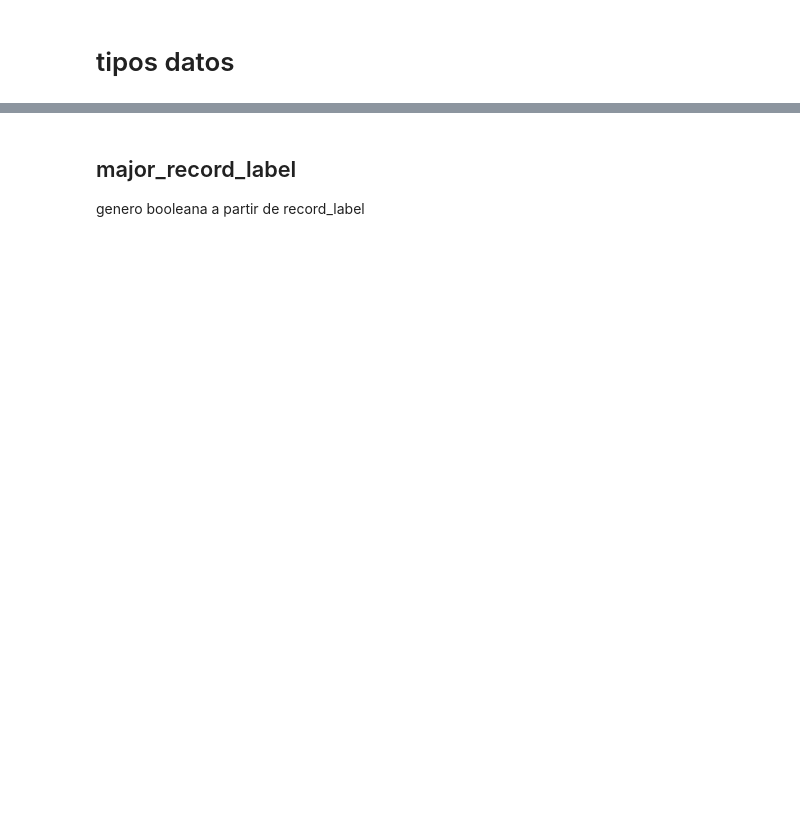
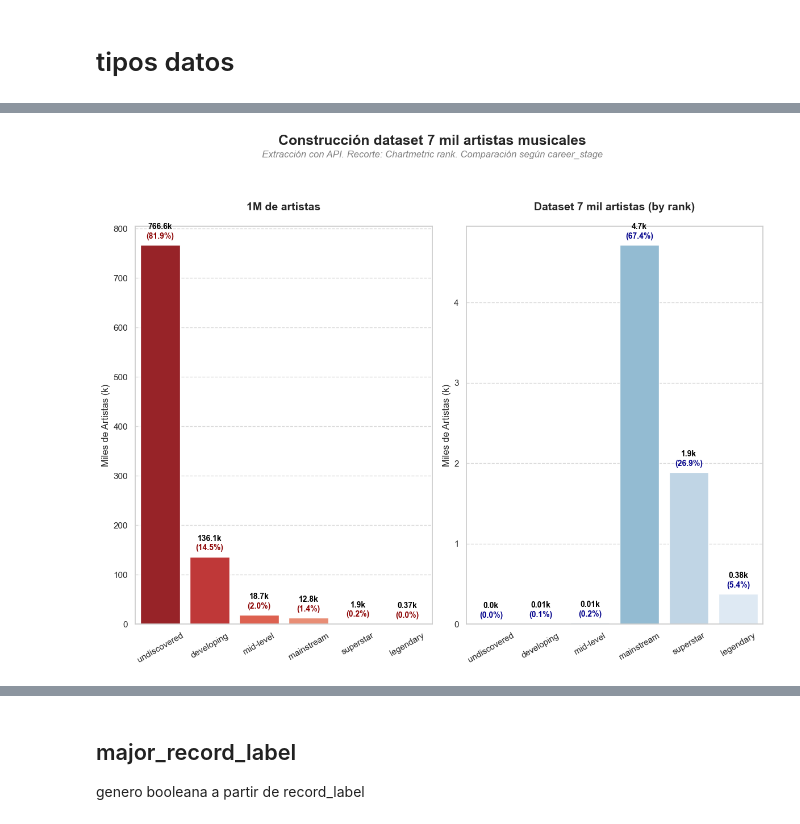
Before and after one commit to SilvanaBContreras/music_industry_social_live, a Jupyter notebook: chartmetric_EDA1.ipynb, the cells around one changed output, grey strips where cells are left out. Saved outputs shown, nothing was run; the diff lists cells and outputs as text; code cells hidden in the pictures; blank space fills up the shorter version.

```diff
--- a/chartmetric_EDA1.ipynb
+++ b/chartmetric_EDA1.ipynb
@@ -85,7 +85,8 @@ df1 = pd.read_csv("cohorte1_raw_1400.csv") #1400 registros
 
 # df2 = pd.read_csv("cohorte2_raw_1500.csv") #1500 registros hasta 28-3-26
 #df2 = pd.read_csv("cohorte2_raw_3003.csv") #3003 registros hasta 31-3-26
-df2 = pd.read_csv("cohorte2_raw_4482.csv") #4482 registros hasta 3/4/26
+#df2 = pd.read_csv("cohorte2_raw_4482.csv") #4482 registros hasta 3/4/26
+df2 = pd.read_csv("cohorte2_raw_5600.csv") # 5600 registros hasta 7-4-26
 # %%
 # ==================================================
 # 2) CHEQUEO DE DIMENSIONES
@@ -281,0 +284,3 @@ memory usage: 2.7 MB
+# %%
+df_mmequal = pd.read_csv("mme_artist_info_DATASET.csv")
+df_mmequal.shape
@@ -281,0 +323,69 @@ memory usage: 2.7 MB
+# %%
+import matplotlib.pyplot as plt
+import seaborn as sns
+import pandas as pd
+
+# 1. Definir orden
+orden_focalizado = ['undiscovered', 'developing', 'mid-level', 'mainstream', 'superstar', 'legendary']
+
+def get_clean_stats(df, name):
+    temp_series = df["career_stage"].str.lower().str.strip().str.replace(' ', '-')
+    counts = temp_series.value_counts()
+    total = len(df)
+    stats = counts.reindex(orden_focalizado).fillna(0).reset_index()
+    stats.columns = ['career_stage', 'count']
+    stats['thousands'] = stats['count'] / 1000
+    stats['percentage'] = (stats['count'] / total) * 100
+    return stats
+
+df1_stats = get_clean_stats(df, 'Original')
+df2_stats = get_clean_stats(df_mmequal, 'MMEqual')
+
+# 2. Configuración de la figura
+fig, (ax2, ax1) = plt.subplots(1, 2, figsize=(12, 10), sharey=False)
+
+# Títulos
+plt.suptitle('Construcción dataset 7 mil artistas musicales', fontsize=18, fontweight='bold', y=0.98)
+fig.text(0.5, 0.94, 'Extracción con API. Recorte: Chartmetric rank. Comparación según career_stage',
+         ha='center', fontsize=12, color='gray', style='italic')
+
+# Gráfico 1: Dataset Original (Azules)
+sns.barplot(x='career_stage', y='thousands', data=df1_stats, ax=ax1, palette='Blues_r', hue='career_stage', legend=False)
+ax1.set_title('Dataset 7 mil artistas (by rank)', fontsize=14, fontweight='bold', pad=20)
+ax1.set_ylabel('Miles de Artistas (k)', fontsize=12)
+ax1.set_xlabel('')
+
+# Gráfico 2: Dataset MMEqual (Rojos)
+sns.barplot(x='career_stage', y='thousands', data=df2_stats, ax=ax2, palette='Reds_r', hue='career_stage', legend=False)
+ax2.set_title('1M de artistas', fontsize=14, fontweight='bold', pad=20)
+ax2.set_ylabel('Miles de Artistas (k)', fontsize=12)
+ax2.set_xlabel('')
+
+# 3. Estética y etiquetas con COLORES DIFERENCIADOS
+for i, (ax, stats_df) in enumerate(zip([ax1, ax2], [df1_stats, df2_stats])):
+    ax.tick_params(axis='x', rotation=30)
+    ax.yaxis.grid(True, linestyle='--', alpha=0.7)
+
+    # Definimos el color del porcentaje según el gráfico (i=0 es ax1/Azul, i=1 es ax2/Rojo)
+    color_pct = 'darkblue' if i == 0 else 'darkred'
+
+    for p, thres, pct in zip(ax.patches, stats_df['thousands'], stats_df['percentage']):
+        val_height = p.get_height()
+
+        if val_height >= 0:
+            k_label = f'{thres:.2f}k' if 0 < thres < 1 else f'{thres:.1f}k'
+
+            # 1. Anotamos la cantidad en NEGRO
+            ax.annotate(k_label, (p.get_x() + p.get_width() / 2., val_height),
+                        ha='center', va='bottom', fontsize=10, fontweight='bold',
+                        color='black', xytext=(0, 18), textcoords='offset points')
+
+            # 2. Anotamos el porcentaje en el COLOR de la paleta
+            ax.annotate(f'({pct:.1f}%)', (p.get_x() + p.get_width() / 2., val_height),
+                        ha='center', va='bottom', fontsize=10, fontweight='bold',
+                        color=color_pct, xytext=(0, 6), textcoords='offset points')
+
+plt.tight_layout(rect=[0, 0.03, 1, 0.92])
+plt.show()
+# %% [output]
+[figure, added]
```
Also changed, not shown: parts of 38 cells of this notebook, 2 other files.
